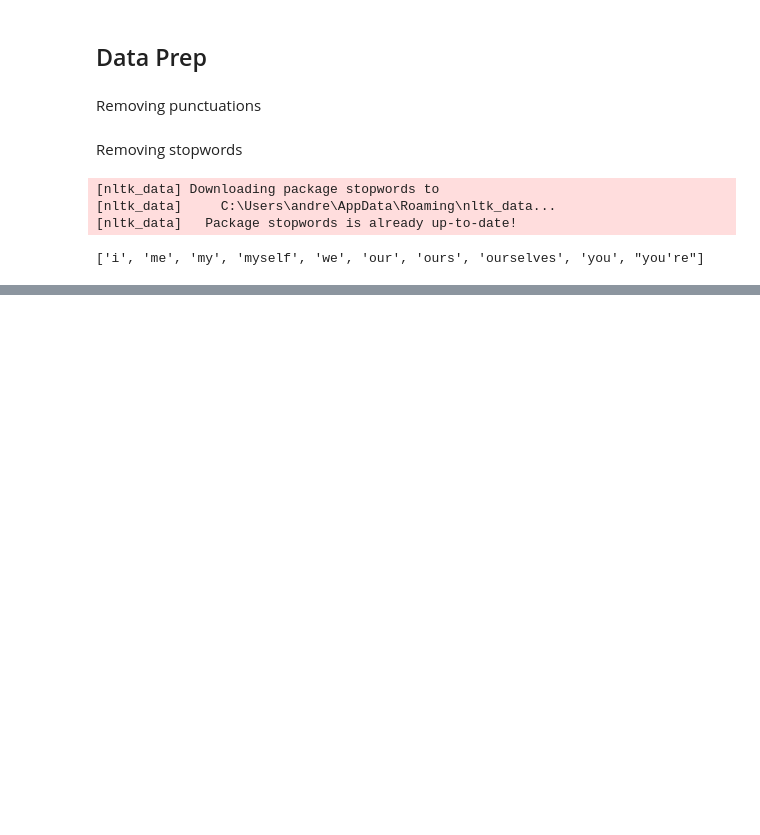
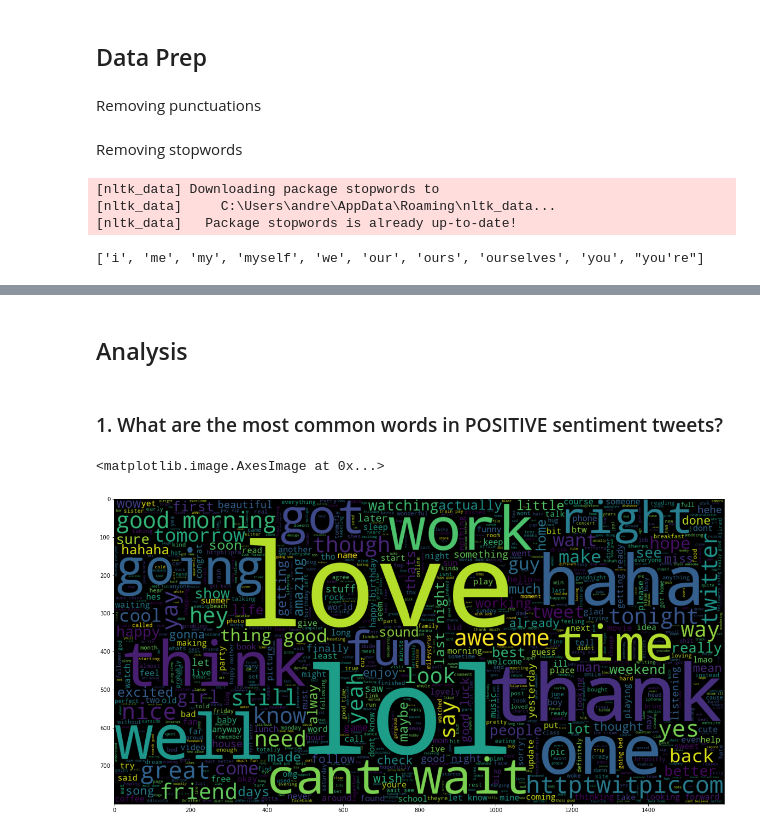
Before and after one commit to AndreGoncalves013/Twitter_Sentiment_Analysis, a Jupyter notebook: twitter_sentiment_analysis.ipynb, the cells around one changed output, grey strips where cells are left out. Drawn from its saved outputs; the diff is of its cells as text; code cells hidden in the pictures; blank space fills up the shorter version.

```diff
--- a/twitter_sentiment_analysis.ipynb
+++ b/twitter_sentiment_analysis.ipynb
@@ -90,0 +97,15 @@ df.head()
+# %% [markdown]
+## Analysis
+# %% [markdown]
+### 1. What are the most common words in POSITIVE sentiment tweets?
+# %%
+plt.figure(figsize= (10,10))
+wc = WordCloud(
+    max_words=1000,
+    width=1600,
+    height=800
+).generate(' '.join(df[df['sentiment'] == 1]['text_wo_punctuation_and_stopwords_joined']))
+plt.imshow(wc)
+# %% [output]
+<matplotlib.image.AxesImage at 0x...>
+[figure, added]
```
Also changed, not shown: parts of 19 cells of this notebook.
